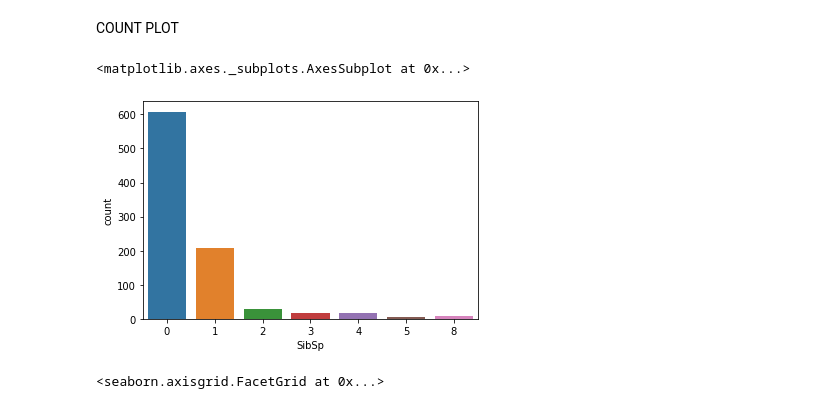
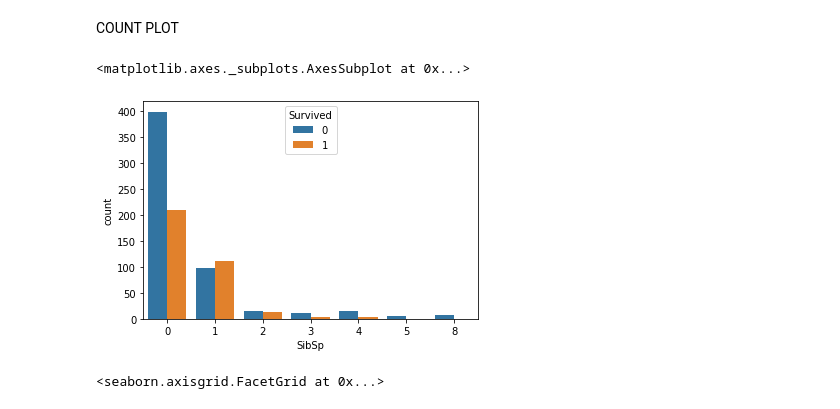
Before and after one commit to EmilyB78/Java-appointment-scheduling-application, a Jupyter notebook: Titanic_Survivor_Data_Analysis.ipynb, the cells around one changed output. Saved outputs shown, nothing was run; the diff lists cells and outputs as text; code cells hidden in the pictures.

```diff
--- a/Titanic_Survivor_Data_Analysis.ipynb
+++ b/Titanic_Survivor_Data_Analysis.ipynb
@@ -51,10 +72,10 @@ sns.factorplot(x='Sex', y='Survived', hue='Pclass', data=survivor_data, kind='ba
 # %% [markdown]
 COUNT PLOT
 # %%
-sns.countplot(x='SibSp',data=survivor_data )
+sns.countplot(x='SibSp',data=survivor_data, hue= 'Survived' )
 # %% [output]
 <matplotlib.axes._subplots.AxesSubplot at 0x...>
-[figure, old version]
+[figure, new version]
 # %%
 sns.factorplot(x='Survived', y='Age', hue='Sex', data=survivor_data, kind='bar')
 # %% [output]
```
Also changed, not shown: parts of 8 cells of this notebook.
